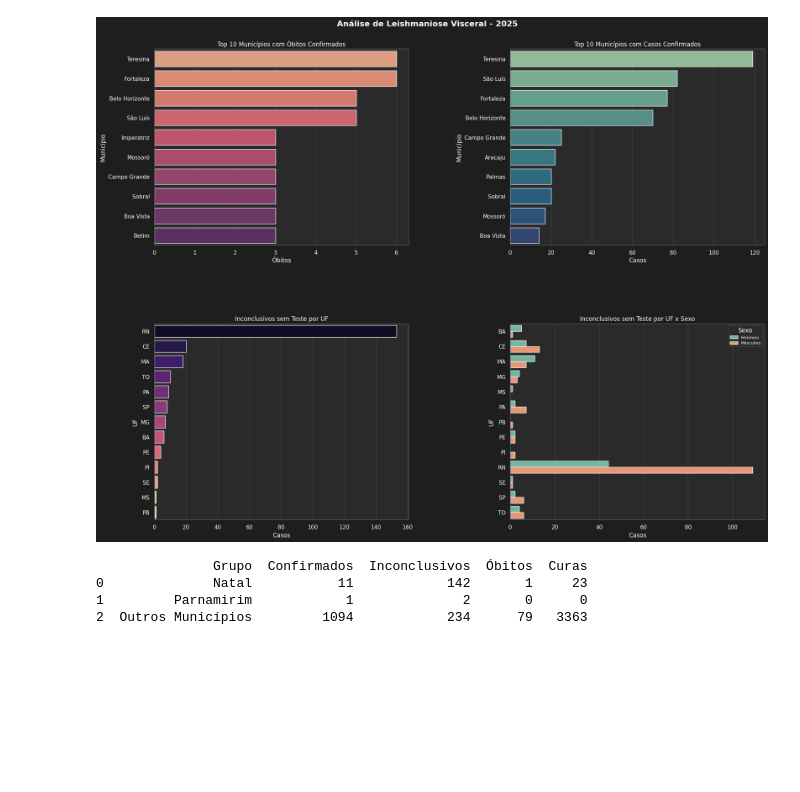
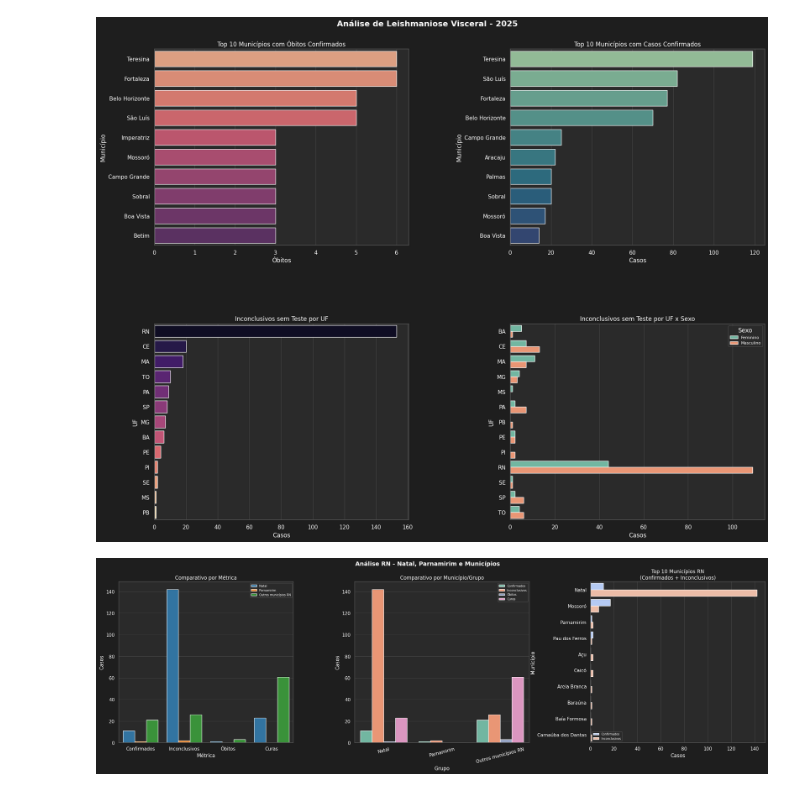
Before and after one commit to AndersonLems/data_pysus_python, a Jupyter notebook: pimadataset.ipynb, the cells around one changed output. Saved outputs shown, nothing was run; the diff lists cells and outputs as text; code cells hidden in the pictures; blank space fills up the shorter version.

```diff
--- a/pimadataset.ipynb
+++ b/pimadataset.ipynb
@@ -15,6 +16,8 @@ sinan = SINAN().load()
 arquivo = sinan.get_files('LEIV')
 print (arquivo)
 # %%
+from pysus import SINAN
+sinan = SINAN().load()
 dados = sinan.download(sinan.get_files('LEIV', 2025))
 df = dados.to_dataframe()
 # %%
@@ -298,8 +362,73 @@ plt.show()
 # %% [output]
 [figure]
 # %%
+df_rn_todos = df[df['SG_UF_SIGLA'] == 'RN'].copy()
+
+# top 10 municípios RN por confirmados + inconclusivos
+top_rn = df_rn_todos.groupby('NOME_MUNICIPIO').agg(
+    Confirmados=('CLASSI_FIN', lambda x: (x == 'Confirmado').sum()),
+    Inconclusivos=('CLASSI_FIN', lambda x: (x == 'Inconclusivo').sum()),
+).reset_index()
+top_rn['Total'] = top_rn['Confirmados'] + top_rn['Inconclusivos']
+top_rn = top_rn.nlargest(10, 'Total').drop(columns='Total')
+top_rn_melted = top_rn.melt(id_vars='NOME_MUNICIPIO', var_name='Métrica', value_name='Casos')
+
+# comparativo natal/parnamirim vs outros
+grupos_rn = {
+    'Natal': df_rn_todos['NOME_MUNICIPIO'].eq('Natal'),
+    'Parnamirim': df_rn_todos['NOME_MUNICIPIO'].eq('Parnamirim'),
+    'Outros municípios RN': ~df_rn_todos['NOME_MUNICIPIO'].isin(['Natal', 'Parnamirim']),
+}
+
+df_comp = pd.DataFrame([
+    {
+        'Grupo': grupo,
+        'Confirmados': df_rn_todos.loc[filtro, 'CLASSI_FIN'].eq('Confirmado').sum(),
+        'Inconclusivos': df_rn_todos.loc[filtro, 'CLASSI_FIN'].eq('Inconclusivo').sum(),
+        'Óbitos': df_rn_todos.loc[filtro, 'EVOLUCAO'].eq('Obito por LeishManiose').sum(),
+        'Curas': df_rn_todos.loc[filtro, 'EVOLUCAO'].eq('Cura').sum(),
+    }
+    for grupo, filtro in grupos_rn.items()
+])
+
+df_comp_melted = df_comp.melt(id_vars='Grupo',
+                              value_vars=['Confirmados', 'Inconclusivos', 'Óbitos', 'Curas'],
+                              var_name='Métrica', value_name='Casos')
+
+fig, axes = plt.subplots(1, 3, figsize=(24, 7), facecolor='#1e1e1e')
+for ax in axes:
+    ax.set_facecolor('#2a2a2a')
+
+fig.suptitle('Análise RN - Natal, Parnamirim e Municípios',
+             fontsize=14, fontweight='bold', color='white')
+
+# 1. Comparativo por Métrica
+sns.barplot(data=df_comp_melted, x='Métrica', y='Casos', hue='Grupo',
+            ax=axes[0], palette='tab10')
+axes[0].set_title('Comparativo por Métrica')
+axes[0].set_xlabel('Métrica')
+axes[0].set_ylabel('Casos')
+axes[0].legend(fontsize=7)
+
+# 2. Comparativo por Grupo
+sns.barplot(data=df_comp_melted, x='Grupo', y='Casos', hue='Métrica',
+            ax=axes[1], palette='Set2')
+axes[1].set_title('Comparativo por Município/Grupo')
+axes[1].set_xlabel('Grupo')
+axes[1].set_ylabel('Casos')
+axes[1].tick_params(axis='x', rotation=15)
+axes[1].legend(fontsize=7)
+
+# 3. Top 10 Municípios RN
+sns.barplot(data=top_rn_melted, x='Casos', y='NOME_MUNICIPIO', hue='Métrica',
+            ax=axes[2], palette='coolwarm')
+axes[2].set_title('Top 10 Municípios RN\n(Confirmados + Inconclusivos)')
+axes[2].set_ylabel('Município')
+axes[2].set_xlabel('Casos')
+axes[2].legend(fontsize=7)
+
+plt.subplots_adjust(top=0.88, wspace=0.35, left=0.07, right=0.97)
+plt.savefig('comparativo_rn_completo.png', dpi=150, bbox_inches='tight', facecolor='#1e1e1e')
+plt.show()
 # %% [output]
-               Grupo  Confirmados  Inconclusivos  Óbitos  Curas
-0              Natal           11            142       1     23
-1         Parnamirim            1              2       0      0
-2  Outros Municípios         1094            234      79   3363
+[figure, added]
```
Also changed, not shown: parts of 5 cells of this notebook.
